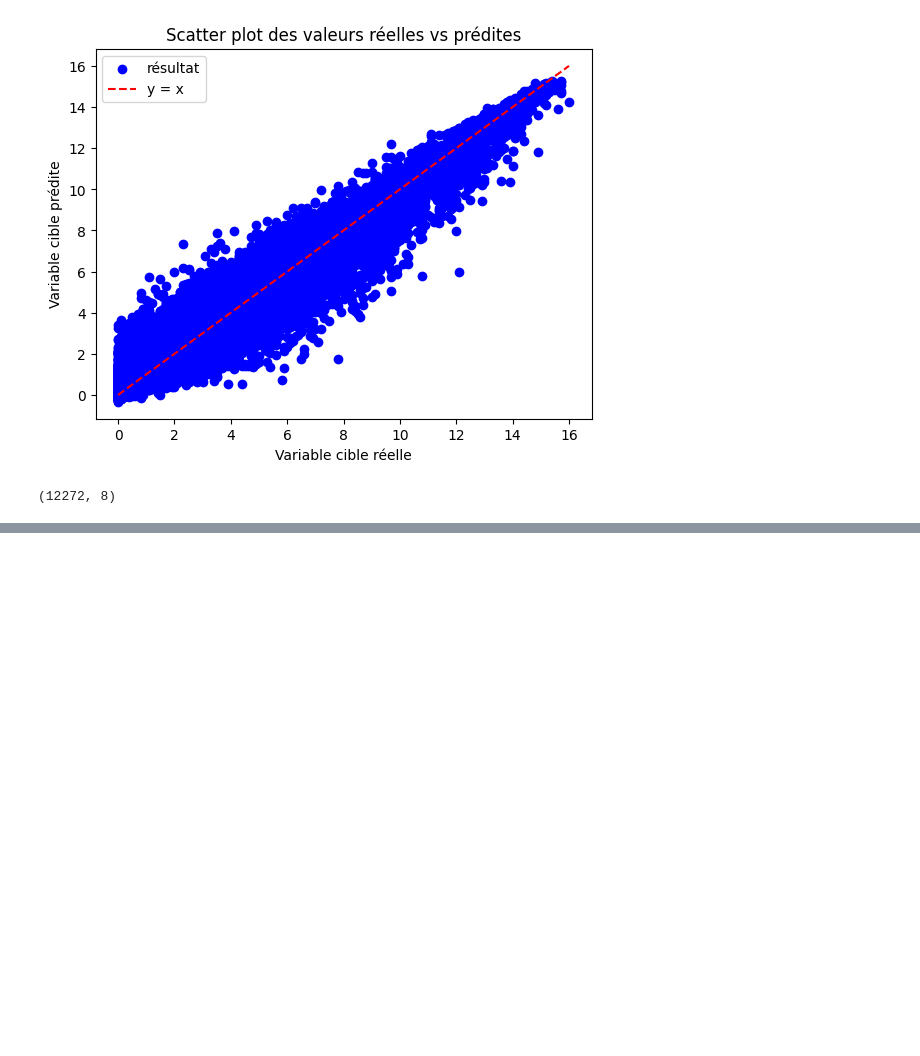
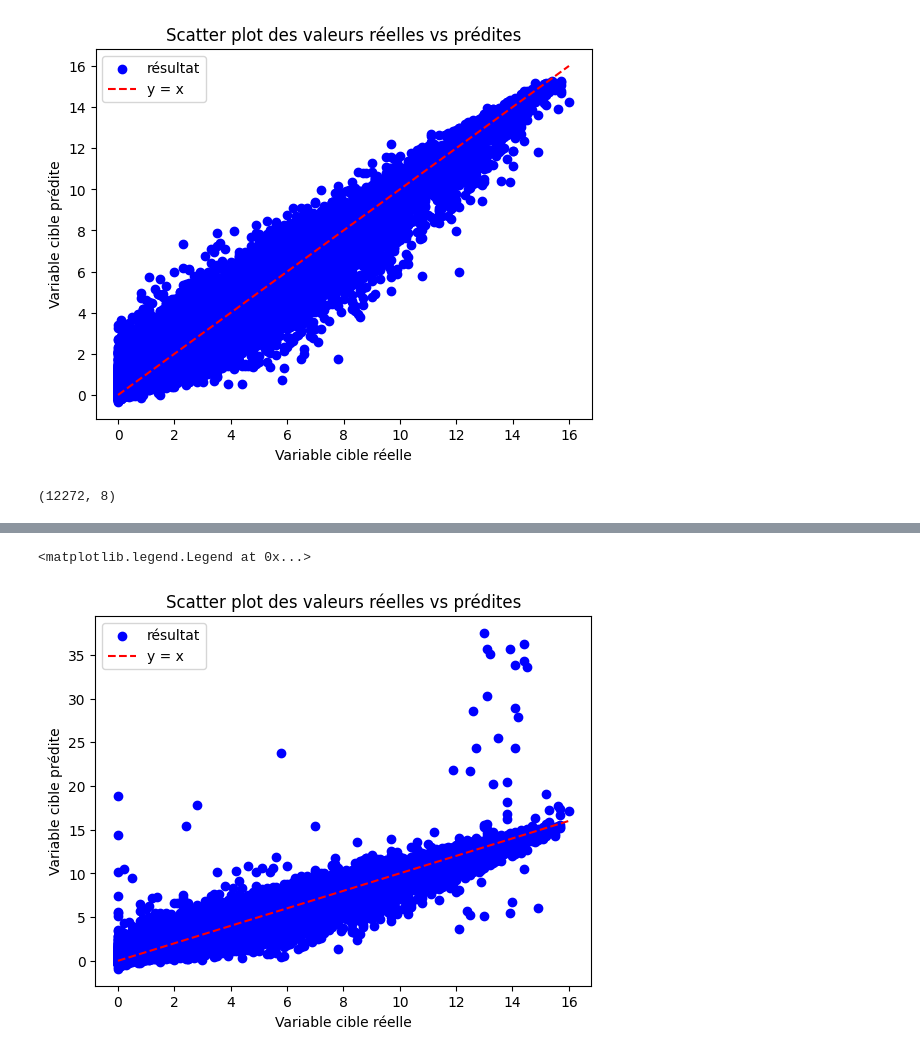
Before and after one commit to Testeh69/ML_learning, a Jupyter notebook: weather_prediction.ipynb, the cells around one changed output, grey strips where cells are left out. Drawn from its saved outputs; the diff is of its cells as text; code cells hidden in the pictures; blank space fills up the shorter version.

```diff
--- a/weather_prediction.ipynb
+++ b/weather_prediction.ipynb
@@ -360,0 +378,3 @@ print(loss,accuracy)
+# %%
+predict = model_nn.predict(X_train.values)
+print("result ->:",predict[0],"predictions->",y_train.values[0])
@@ -360,0 +461,10 @@ print(loss,accuracy)
+# %%
+plt.scatter(y_train, predict, color="blue", label="résultat")
+plt.plot([y_train.min(), y_train.max()], [y_train.min(), y_train.max()], linestyle="--", color="red", label="y = x")
+plt.xlabel("Variable cible réelle")
+plt.ylabel("Variable cible prédite")
+plt.title("Scatter plot des valeurs réelles vs prédites")
+plt.legend()
+# %% [output]
+<matplotlib.legend.Legend at 0x...>
+[figure, added]
```
Also changed, not shown: parts of 12 cells of this notebook.
